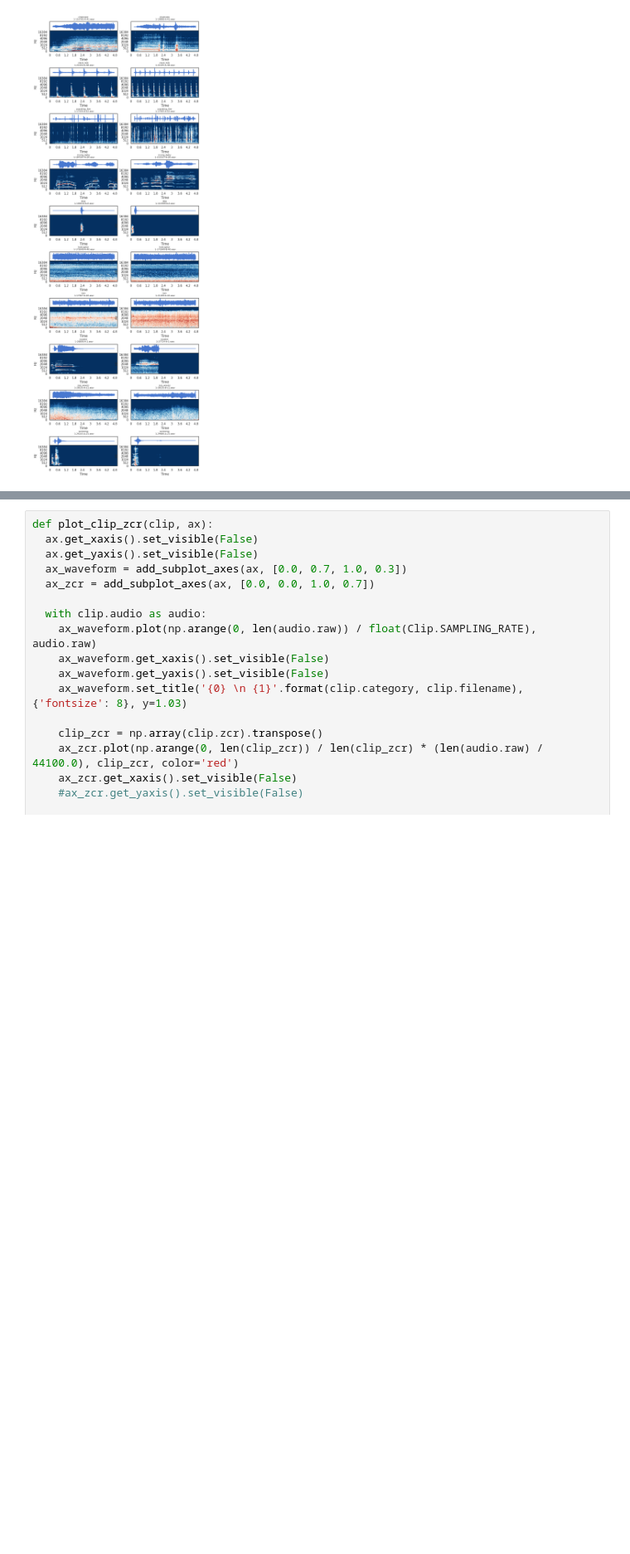
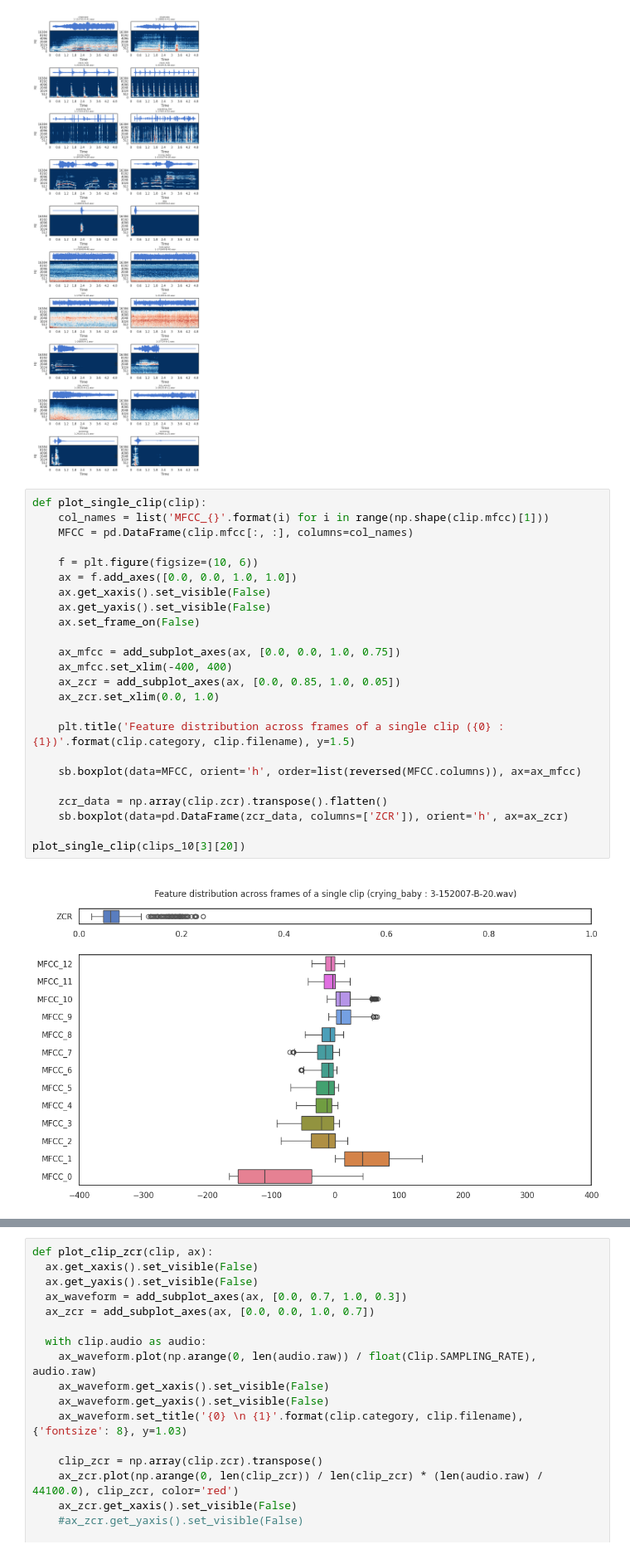
Before and after one commit to unipd-human-data/env-soundnet, a Jupyter notebook: env-soundnet.ipynb, the cells around one changed output, grey strips where cells are left out. Shown at 83% size. Cells and saved outputs as stored; diff of their text form; blank space fills up the shorter version.

Commit message:
feat: MFCCs statistics across clips (issue #5)

```diff
--- a/env-soundnet.ipynb
+++ b/env-soundnet.ipynb
@@ -284,3 +280,29 @@ for c in range(0, categories):
         plot_clip_overview(clips_10[c][i], axes[c, i])
 # %% [output]
 [figure]
+# %%
+def plot_single_clip(clip):
+    col_names = list('MFCC_{}'.format(i) for i in range(np.shape(clip.mfcc)[1]))
+    MFCC = pd.DataFrame(clip.mfcc[:, :], columns=col_names)
+
+    f = plt.figure(figsize=(10, 6))
+    ax = f.add_axes([0.0, 0.0, 1.0, 1.0])
+    ax.get_xaxis().set_visible(False)
+    ax.get_yaxis().set_visible(False)
+    ax.set_frame_on(False)
+
+    ax_mfcc = add_subplot_axes(ax, [0.0, 0.0, 1.0, 0.75])
+    ax_mfcc.set_xlim(-400, 400)
+    ax_zcr = add_subplot_axes(ax, [0.0, 0.85, 1.0, 0.05])
+    ax_zcr.set_xlim(0.0, 1.0)
+
+    plt.title('Feature distribution across frames of a single clip ({0} : {1})'.format(clip.category, clip.filename), y=1.5)
+
+    sb.boxplot(data=MFCC, orient='h', order=list(reversed(MFCC.columns)), ax=ax_mfcc)
+
+    zcr_data = np.array(clip.zcr).transpose().flatten()
+    sb.boxplot(data=pd.DataFrame(zcr_data, columns=['ZCR']), orient='h', ax=ax_zcr)
+
+plot_single_clip(clips_10[3][20])
+# %% [output]
+[figure, added]
```
Also changed, not shown: parts of 10 cells of this notebook.
